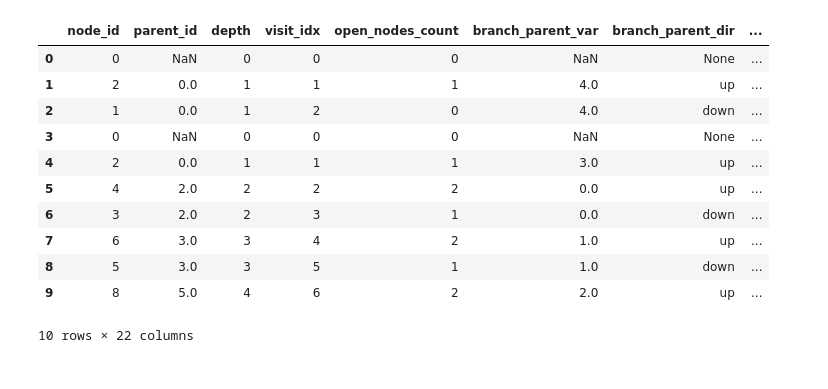
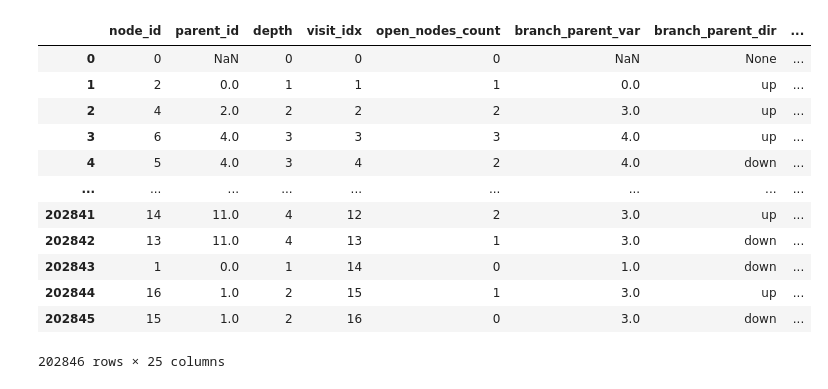
Before and after one commit to rpp5/CMOR-Research, a Jupyter notebook: CMOR_Research/Code/0-1 Knapsack/generate_m-constraint_dataset.ipynb, the cells around one changed output. Cells and saved outputs as stored; diff of their text form; code cells hidden in the pictures.

```diff
--- a/CMOR_Research/Code/0-1 Knapsack/generate_m-constraint_dataset.ipynb
+++ b/CMOR_Research/Code/0-1 Knapsack/generate_m-constraint_dataset.ipynb
@@ -5,17 +6,48 @@ from main_knapsack_functions import *
 # %%
-df_m = build_training_set(10, 5, generate_knapsack_mconstraint, m = 2)
+# 1-constraint dataset (large)
+training_1constr = build_training_set(
+    num_instances=10000,
+    num_items=None,
+    instance_generator=generate_knapsack_1constraint
+)
+
+# multi-constraint datasets (smaller per m)
+dfs_mconstr = []
+for num_constr in range(2, 6):
+    df_m = build_training_set(
+        num_instances=2000,
+        num_items=None,
+        instance_generator=generate_knapsack_mconstraint,
+        m=num_constr
+    )
+    dfs_mconstr.append(df_m)
+training_mconstr = pd.concat(dfs_mconstr, ignore_index=True)
+
+# correlated 1-constraint dataset (random alpha + max_weight per instance)
+training_corr = build_training_set(
+    num_instances=5000,
+    num_items=None,
+    instance_generator=correlated_wrapper
+)
+
+# combined training set
+training_all = pd.concat(
+    [training_1constr, training_mconstr, training_corr],
+    ignore_index=True
+)
-# %%
-df_m.head(10)
-# %% [output]
-|  | node_id | parent_id | depth | visit_idx | open_nodes_count | branch_parent_var | branch_parent_dir | ... |
-| 0 | 0 | NaN | 0 | 0 | 0 | NaN | None | ... |
-| 1 | 2 | 0.0 | 1 | 1 | 1 | 4.0 | up | ... |
-| 2 | 1 | 0.0 | 1 | 2 | 0 | 4.0 | down | ... |
-| 3 | 0 | NaN | 0 | 0 | 0 | NaN | None | ... |
-| 4 | 2 | 0.0 | 1 | 1 | 1 | 3.0 | up | ... |
-| 5 | 4 | 2.0 | 2 | 2 | 2 | 0.0 | up | ... |
-| 6 | 3 | 2.0 | 2 | 3 | 1 | 0.0 | down | ... |
-| 7 | 6 | 3.0 | 3 | 4 | 2 | 1.0 | up | ... |
-| 8 | 5 | 3.0 | 3 | 5 | 1 | 1.0 | down | ... |
-| 9 | 8 | 5.0 | 4 | 6 | 2 | 2.0 | up | ... |
-10 rows × 22 columns
+# %%
+training_1constr
+# %% [output]
+|  | node_id | parent_id | depth | visit_idx | open_nodes_count | branch_parent_var | branch_parent_dir | ... |
+| 0 | 0 | NaN | 0 | 0 | 0 | NaN | None | ... |
+| 1 | 2 | 0.0 | 1 | 1 | 1 | 0.0 | up | ... |
+| 2 | 4 | 2.0 | 2 | 2 | 2 | 3.0 | up | ... |
+| 3 | 6 | 4.0 | 3 | 3 | 3 | 4.0 | up | ... |
+| 4 | 5 | 4.0 | 3 | 4 | 2 | 4.0 | down | ... |
+| ... | ... | ... | ... | ... | ... | ... | ... | ... |
+| 202841 | 14 | 11.0 | 4 | 12 | 2 | 3.0 | up | ... |
+| 202842 | 13 | 11.0 | 4 | 13 | 1 | 3.0 | down | ... |
+| 202843 | 1 | 0.0 | 1 | 14 | 0 | 1.0 | down | ... |
+| 202844 | 16 | 1.0 | 2 | 15 | 1 | 3.0 | up | ... |
+| 202845 | 15 | 1.0 | 2 | 16 | 0 | 3.0 | down | ... |
+202846 rows × 25 columns
```
Also changed, not shown: parts of 4 cells of this notebook, 7 other files.
